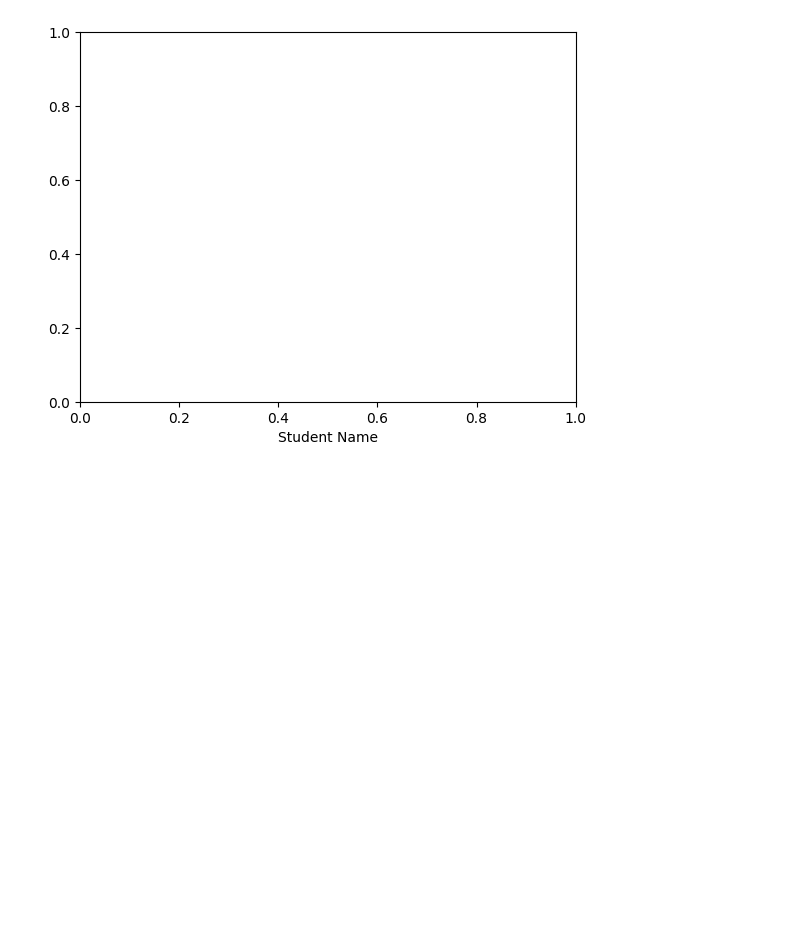
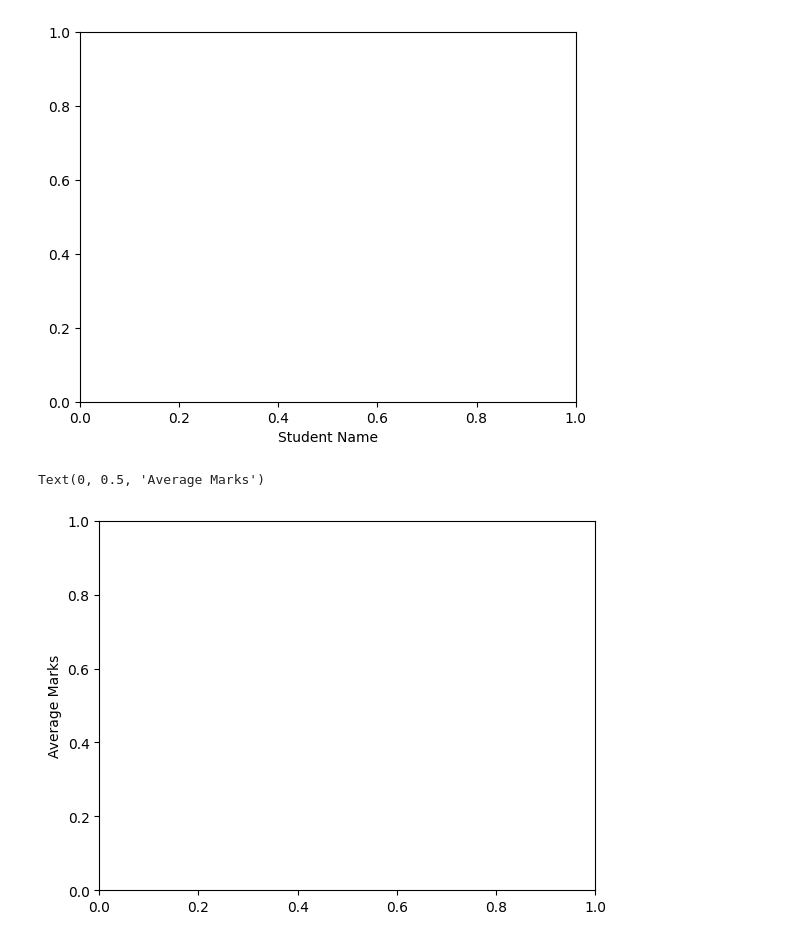
Before and after one commit to Rahmatul-Rovi/Machine-Learning-Practice, a Jupyter notebook: Mini_Project.ipynb, the cells around one changed output. Drawn from its saved outputs; the diff is of its cells as text; code cells hidden in the pictures; blank space fills up the shorter version.

```diff
--- a/Mini_Project.ipynb
+++ b/Mini_Project.ipynb
@@ -78,3 +78,8 @@ plt.xlabel("Student Name")
 # %% [output]
 Text(0.5, 0, 'Student Name')
 [figure]
+# %%
+plt.ylabel("Average Marks")
+# %% [output]
+Text(0, 0.5, 'Average Marks')
+[figure, added]
```
